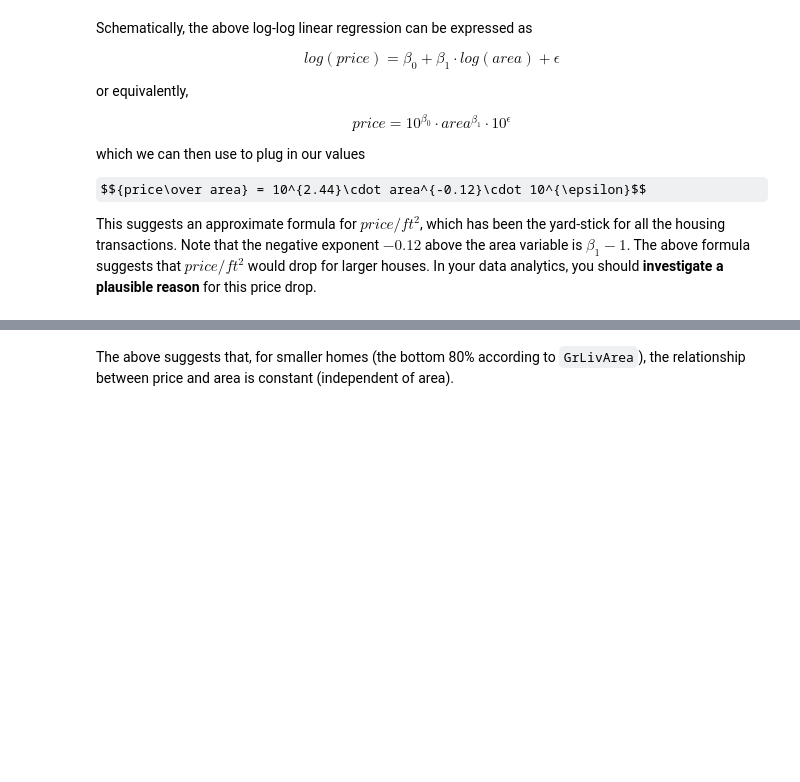
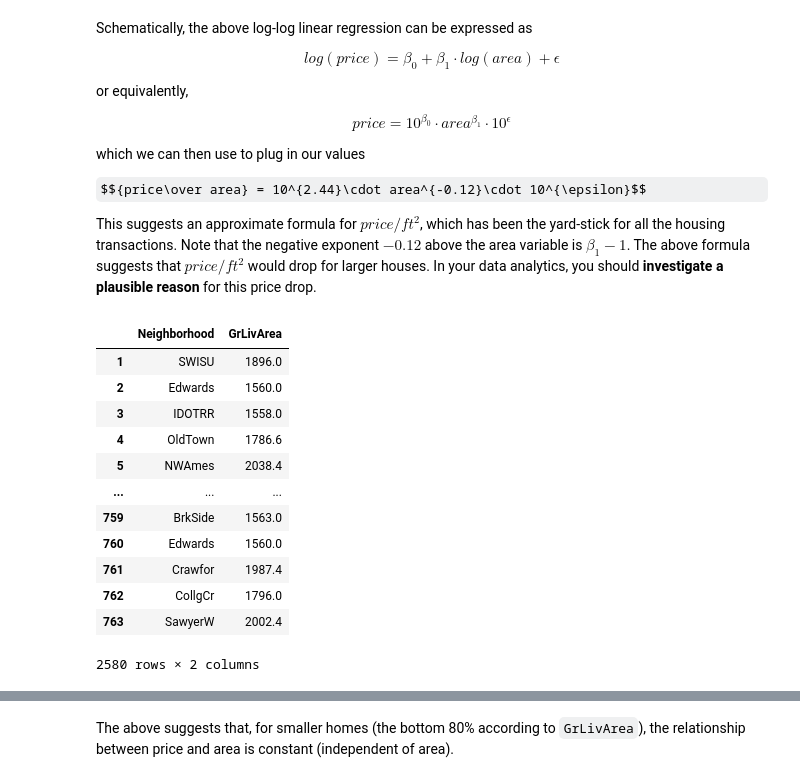
Before and after one commit to egn202/ML_Project, a Jupyter notebook: eugene/Machine Learning Project Proposal.ipynb, the cells around one changed output, grey strips where cells are left out. Saved outputs shown, nothing was run; the diff lists cells and outputs as text; code cells hidden in the pictures; some formulas as TeX source; blank space fills up the shorter version.

```diff
--- a/eugene/Machine Learning Project Proposal.ipynb
+++ b/eugene/Machine Learning Project Proposal.ipynb
@@ -263,6 +263,22 @@ This suggests an approximate formula for $price/ft^2$, which has been the yard-s
 # %%
 Nbr_quantile = housing.groupby('Neighborhood')['GrLivArea'].quantile(0.8)
 joint_Nbr_quantile = pd.merge(housing[['Neighborhood']], Nbr_quantile, how='left', left_on='Neighborhood', right_index=True)
+# %%
+joint_Nbr_quantile
+# %% [output]
+|  | Neighborhood | GrLivArea |
+| 1 | SWISU | 1896.0 |
+| 2 | Edwards | 1560.0 |
+| 3 | IDOTRR | 1558.0 |
+| 4 | OldTown | 1786.6 |
+| 5 | NWAmes | 2038.4 |
+| ... | ... | ... |
+| 759 | BrkSide | 1563.0 |
+| 760 | Edwards | 1560.0 |
+| 761 | Crawfor | 1987.4 |
+| 762 | CollgCr | 1796.0 |
+| 763 | SawyerW | 2002.4 |
+2580 rows × 2 columns
 # %%
 smaller_home = grLivArea.GrLivArea < joint_Nbr_quantile.GrLivArea
 lm.fit(np.log10(grLivArea)[smaller_home], np.log10(price)[smaller_home])
```
Also changed, not shown: parts of 6 cells of this notebook, 16 other files.
